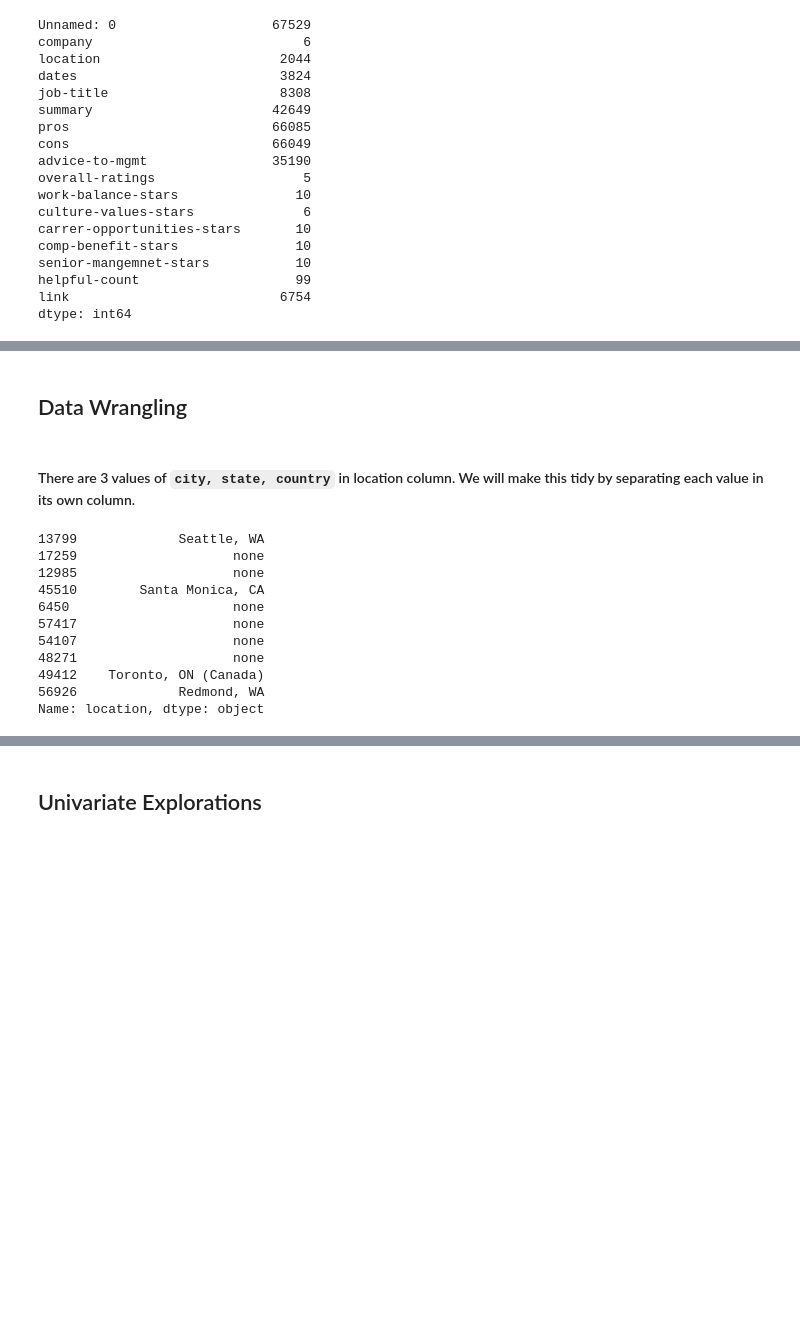
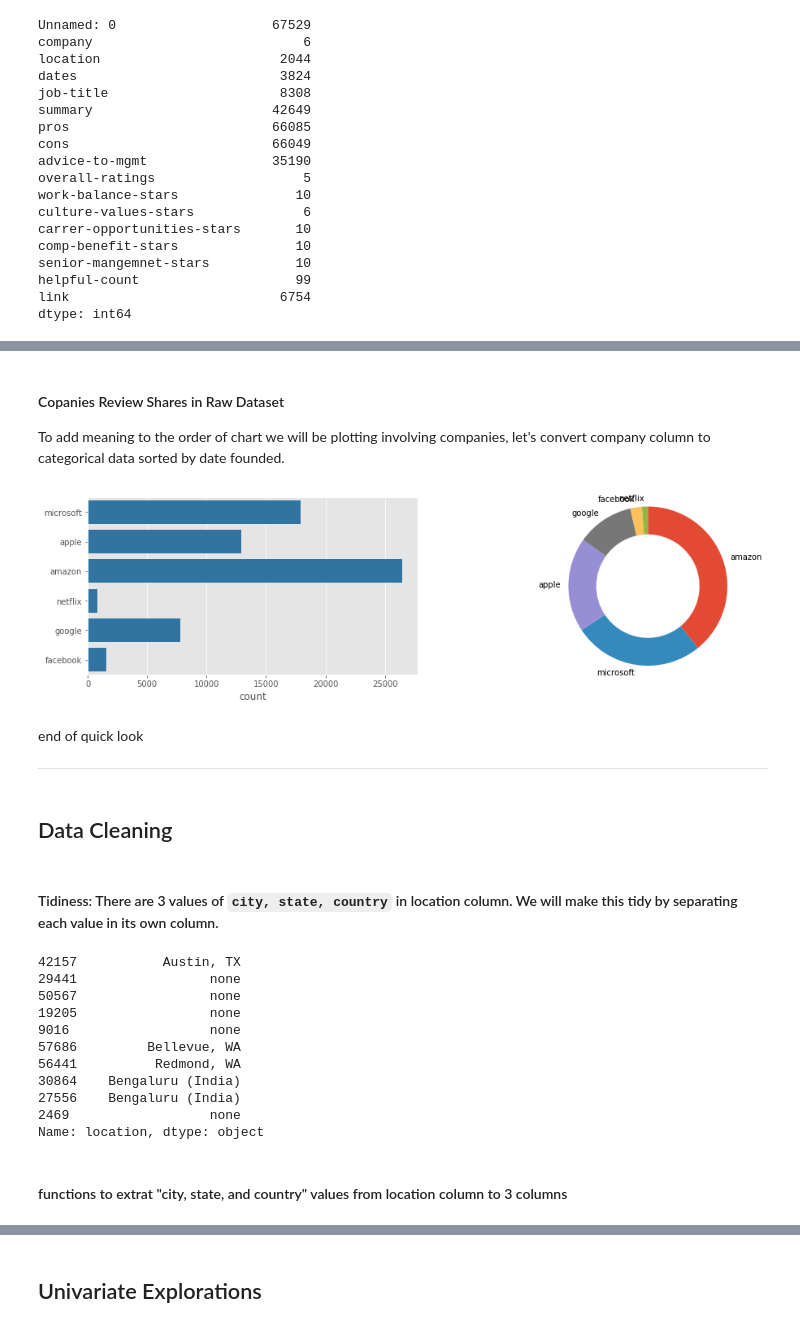
Before and after one commit to bnikanjam/eda_glassdoor, a Jupyter notebook: top_tech_workplace_experiance.ipynb, the cells around one changed output, grey strips where cells are left out. Drawn from its saved outputs; the diff is of its cells as text; code cells hidden in the pictures; blank space fills up the shorter version.

```diff
--- a/top_tech_workplace_experiance.ipynb
+++ b/top_tech_workplace_experiance.ipynb
@@ -52,10 +63,11 @@ import seaborn as sns
 
 # Python Standard Libraries
 import os  # os file operations
-import re  # regular experesion  for data cleaning
+import re  # data cleaning
+import webbrowser
 from collections import Counter
 
-# Layer Two Libararies
+#
 import textblob
 
 # suppress warnings from final output
@@ -66,7 +78,10 @@ warnings.simplefilter("ignore")
 %matplotlib inline
 
 # base color
-color = sns.color_palette()[0]
+bcolor = sns.color_palette()[0]
+two_in_row = (16, 4)
+plt.rcParams['font.family'] = 'sans-serif'
+plt.rcParams['font.sans-serif'] = 'Helvetica'
 # %% [markdown]
 #### Load up our dataset to a DataFrame
 # %%
@@ -75,7 +90,8 @@ dataset_path = 'input/'
 print ('Dataset file(s):', os.listdir(dataset_path))
 
 # TODO: If there is a new version of the dataset, programmatically download updated dataset zip file from Kaggle.
+# ToDO
 
-df = pd.read_csv(os.path.join(dataset_path, 'employee_reviews.csv'))
+df_raw = pd.read_csv(os.path.join(dataset_path, 'employee_reviews.csv'))
 # %% [output]
 Dataset file(s): ['Untitled.ipynb', 'employee_reviews.csv', '.ipynb_checkpoints']
@@ -185,20 +190,63 @@ Enter,  y  if you would like to open and see these sample reviews\` urls?
+# %% [markdown]
+#### Copanies Review Shares in Raw Dataset
+To add meaning to the order of chart we will be plotting involving companies, let's convert company column to categorical data sorted by date founded.
+# %%
+company_cat = CategoricalDtype(ordered=True,
+                               categories=['microsoft', 'apple', 'amazon', 'netflix', 'google', 'facebook'])
+df_raw['company'] = df_raw['company'].astype(company_cat)
+# %%
+plt.rcParams['axes.edgecolor']='#333F4B'
+plt.rcParams['axes.linewidth']=0.8
+plt.rcParams['xtick.color']='#333F4B'
+plt.rcParams['ytick.color']='#333F4B'
+# %%
+plt.figure(figsize=two_in_row)
+
+# plt.style.use('ggplot')
+
+plt.subplot(1,2,1)
+sns.countplot(data=df_raw, y=df_raw['company'], color=bcolor)
+plt.xticks(rotation=0)
+plt.ylabel('')
+
+
+plt.subplot(1,2,2)
+sorted_counts = df_raw['company'].value_counts()
+labels = sorted_counts.index
+
+plt.pie(sorted_counts, labels=labels,
+        startangle=90, counterclock=False, wedgeprops = {'width' : 0.35})
+plt.axis('square');
+
+# plt.legend(labels,
+#           title="Companies in Raw Dataset",
+#           loc="top left",
+#           bbox_to_anchor=(1, 0, .25, 1));
+# %% [output]
+[figure, added]
+# %% [markdown]
+end of quick look
+___
 # %% [markdown]
-## Data Wrangling
+## Data Cleaning
 # %% [markdown]
-#### There are 3 values of  `city, state, country` in location column. We will make this tidy by separating each value in its own column.
+#### Tidiness: There are 3 values of  `city, state, country` in location column. We will make this tidy by separating each value in its own column.
 # %%
 # location column before cleaning
+df = df_raw
 df['location'].sample(10)
 # %% [output]
-13799             Seattle, WA
-17259                    none
-12985                    none
-45510        Santa Monica, CA
-6450                     none
-57417                    none
-54107                    none
-48271                    none
-49412    Toronto, ON (Canada)
-56926             Redmond, WA
+42157           Austin, TX
+29441                 none
+50567                 none
+19205                 none
+9016                  none
+57686         Bellevue, WA
+56441          Redmond, WA
+30864    Bengaluru (India)
+27556    Bengaluru (India)
+2469                  none
 Name: location, dtype: object
+# %% [markdown]
+#### functions to extrat "city, state, and country" values from location column to 3 columns
 # %%
```
Also changed, not shown: parts of 74 cells of this notebook.
